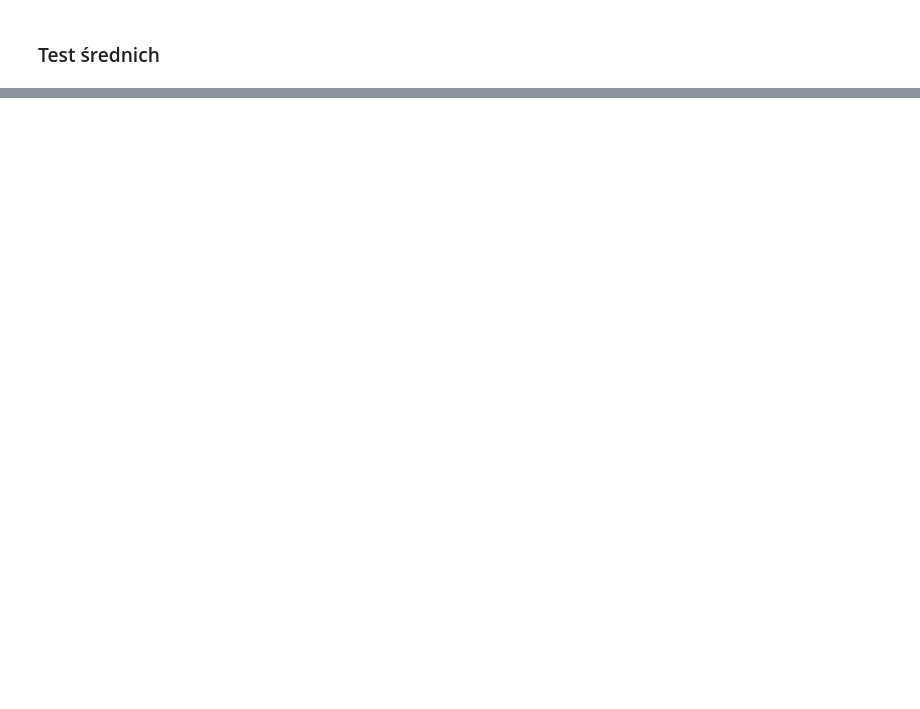
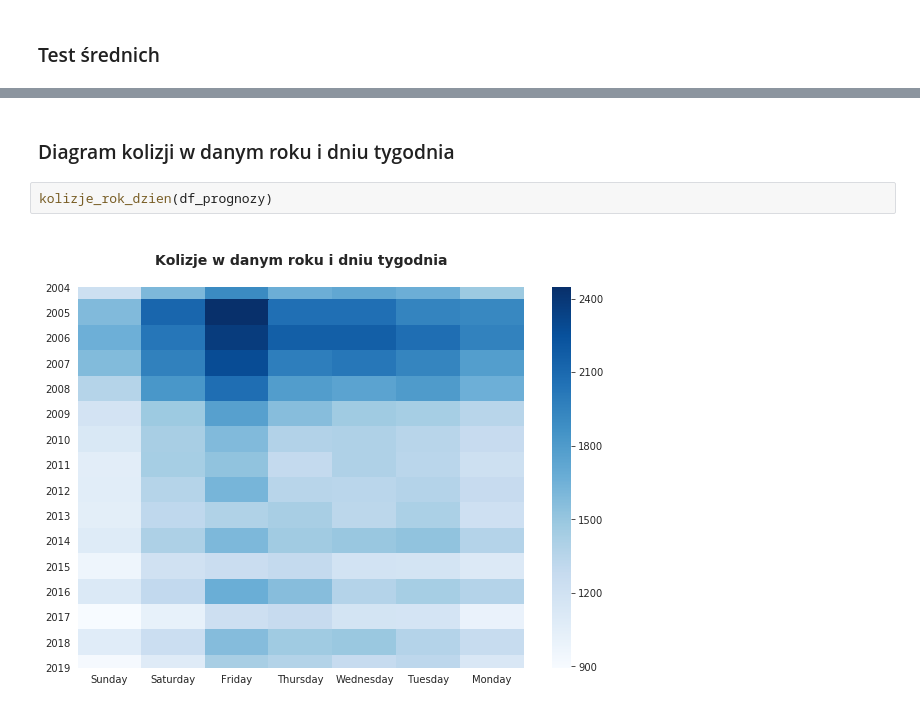
Before and after one commit to infoshareacademy/jdsz5-matrix, a Jupyter notebook: Python/app.ipynb, the cells around one changed output, grey strips where cells are left out. Cells and saved outputs as stored; diff of their text form; blank space fills up the shorter version.

```diff
--- a/Python/app.ipynb
+++ b/Python/app.ipynb
@@ -71,0 +88,6 @@ p_value=0.005119374287263001
+# %% [markdown]
+### Diagram kolizji w danym roku i dniu tygodnia
+# %%
+kolizje_rok_dzien(df_prognozy)
+# %% [output]
+[figure, added]
```
Also changed, not shown: parts of 14 cells of this notebook, 3 other files.
